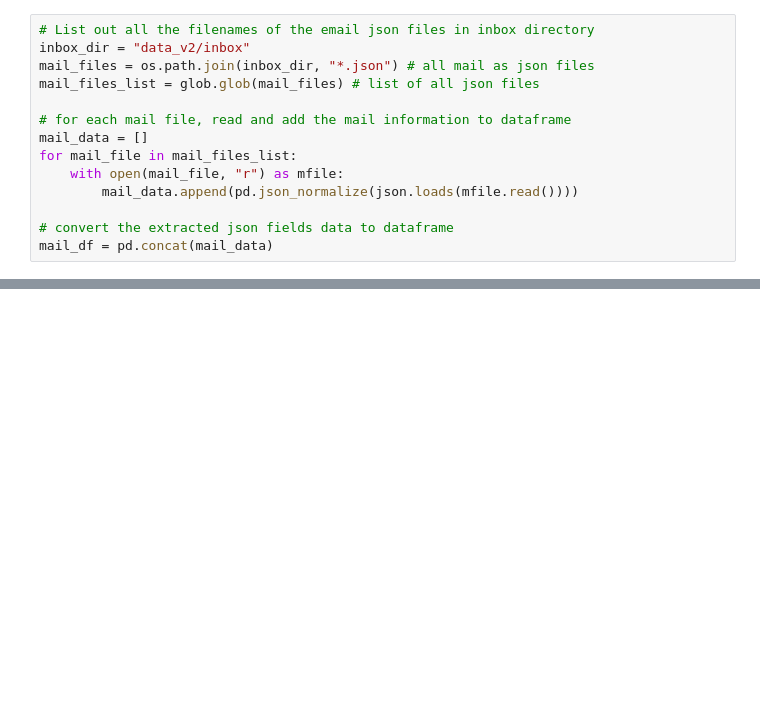
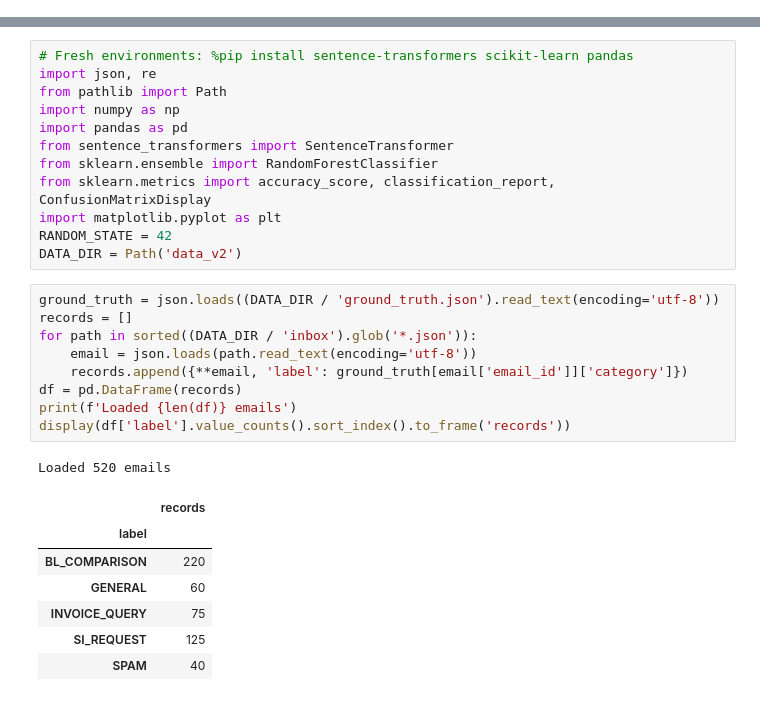
Before and after one commit to SGTK06/dareDEVils-AverisXMonash-Hackathon, a Jupyter notebook: classifier_playground.ipynb, the cells around one changed output, grey strips where cells are left out. Cells and saved outputs as stored; diff of their text form; blank space fills up the shorter version.

```diff
--- a/classifier_playground.ipynb
+++ b/classifier_playground.ipynb
@@ -83,14 +0,0 @@ Load the input data directly from data_v2/inbox using pandas
-# %%
-# List out all the filenames of the email json files in inbox directory
-inbox_dir = "data_v2/inbox"
-mail_files = os.path.join(inbox_dir, "*.json") # all mail as json files
-mail_files_list = glob.glob(mail_files) # list of all json files
-
-# for each mail file, read and add the mail information to dataframe
-mail_data = []
-for mail_file in mail_files_list:
-    with open(mail_file, "r") as mfile:
-        mail_data.append(pd.json_normalize(json.loads(mfile.read())))
-
-# convert the extracted json fields data to dataframe
-mail_df = pd.concat(mail_data)
@@ -389,0 +5,30 @@ No misclassifications in the evaluated set.
+# %%
+# Fresh environments: %pip install sentence-transformers scikit-learn pandas
+import json, re
+from pathlib import Path
+import numpy as np
+import pandas as pd
+from sentence_transformers import SentenceTransformer
+from sklearn.ensemble import RandomForestClassifier
+from sklearn.metrics import accuracy_score, classification_report, ConfusionMatrixDisplay
+import matplotlib.pyplot as plt
+RANDOM_STATE = 42
+DATA_DIR = Path('data_v2')
+# %%
+ground_truth = json.loads((DATA_DIR / 'ground_truth.json').read_text(encoding='utf-8'))
+records = []
+for path in sorted((DATA_DIR / 'inbox').glob('*.json')):
+    email = json.loads(path.read_text(encoding='utf-8'))
+    records.append({**email, 'label': ground_truth[email['email_id']]['category']})
+df = pd.DataFrame(records)
+print(f'Loaded {len(df)} emails')
+display(df['label'].value_counts().sort_index().to_frame('records'))
+# %% [output]
+Loaded 520 emails
+|  | records |
+| label |  |
+| BL_COMPARISON | 220 |
+| GENERAL | 60 |
+| INVOICE_QUERY | 75 |
+| SI_REQUEST | 125 |
+| SPAM | 40 |
```
Also changed, not shown: parts of 24 cells of this notebook.
